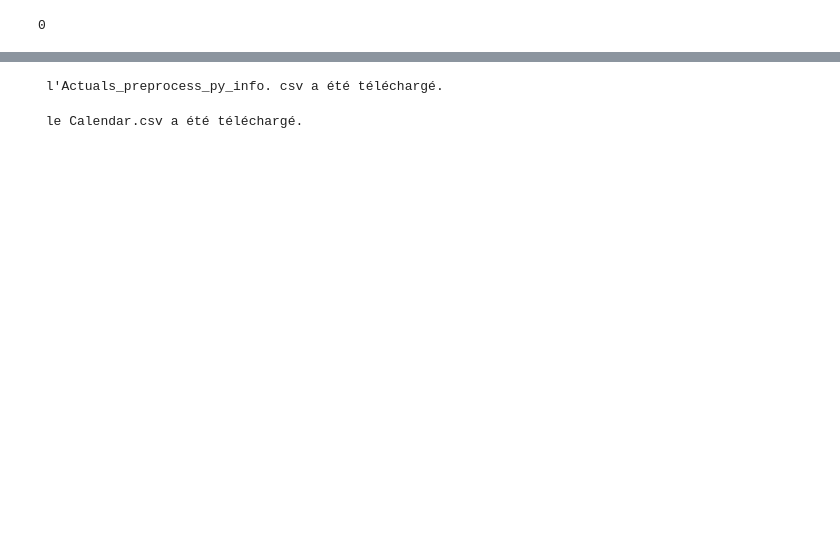
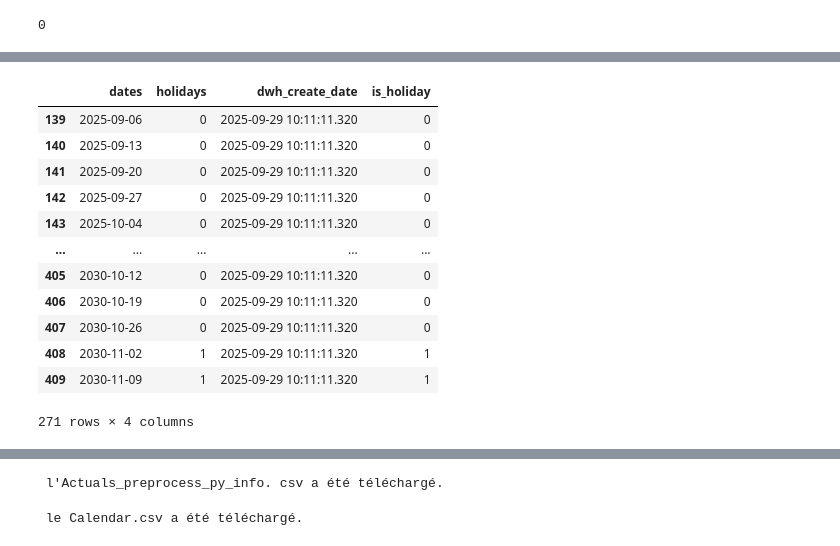
Before and after one commit to Machakrabo/supplychain, a Jupyter notebook: python/masha_preprocessing.ipynb, the cells around one changed output, grey strips where cells are left out. Cells and saved outputs as stored; diff of their text form; code cells hidden in the pictures; blank space fills up the shorter version.

```diff
--- a/python/masha_preprocessing.ipynb
+++ b/python/masha_preprocessing.ipynb
@@ -252,0 +267,17 @@ print (count_duplicates_calendar)
+# %%
+df_future_dates = df_calendar[df_calendar['dates']>df_actuals_info['dates'].max()]
+df_future_dates
+# %% [output]
+|  | dates | holidays | dwh_create_date | is_holiday |
+| 139 | 2025-09-06 | 0 | 2025-09-29 10:11:11.320 | 0 |
+| 140 | 2025-09-13 | 0 | 2025-09-29 10:11:11.320 | 0 |
+| 141 | 2025-09-20 | 0 | 2025-09-29 10:11:11.320 | 0 |
+| 142 | 2025-09-27 | 0 | 2025-09-29 10:11:11.320 | 0 |
+| 143 | 2025-10-04 | 0 | 2025-09-29 10:11:11.320 | 0 |
+| ... | ... | ... | ... | ... |
+| 405 | 2030-10-12 | 0 | 2025-09-29 10:11:11.320 | 0 |
+| 406 | 2030-10-19 | 0 | 2025-09-29 10:11:11.320 | 0 |
+| 407 | 2030-10-26 | 0 | 2025-09-29 10:11:11.320 | 0 |
+| 408 | 2030-11-02 | 1 | 2025-09-29 10:11:11.320 | 1 |
+| 409 | 2030-11-09 | 1 | 2025-09-29 10:11:11.320 | 1 |
+271 rows × 4 columns
```
Also changed, not shown: parts of 28 cells of this notebook, 1 other file.
